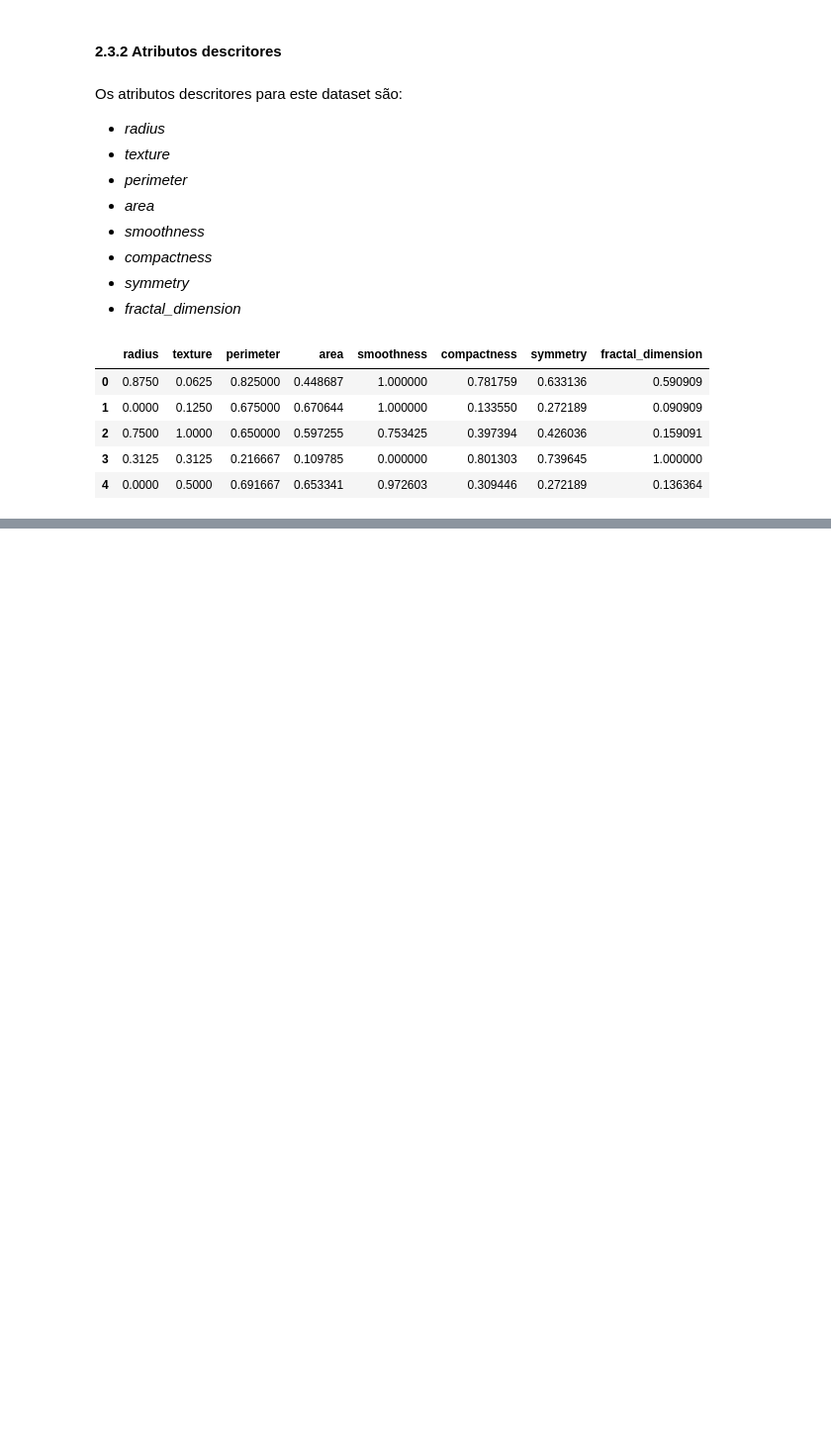
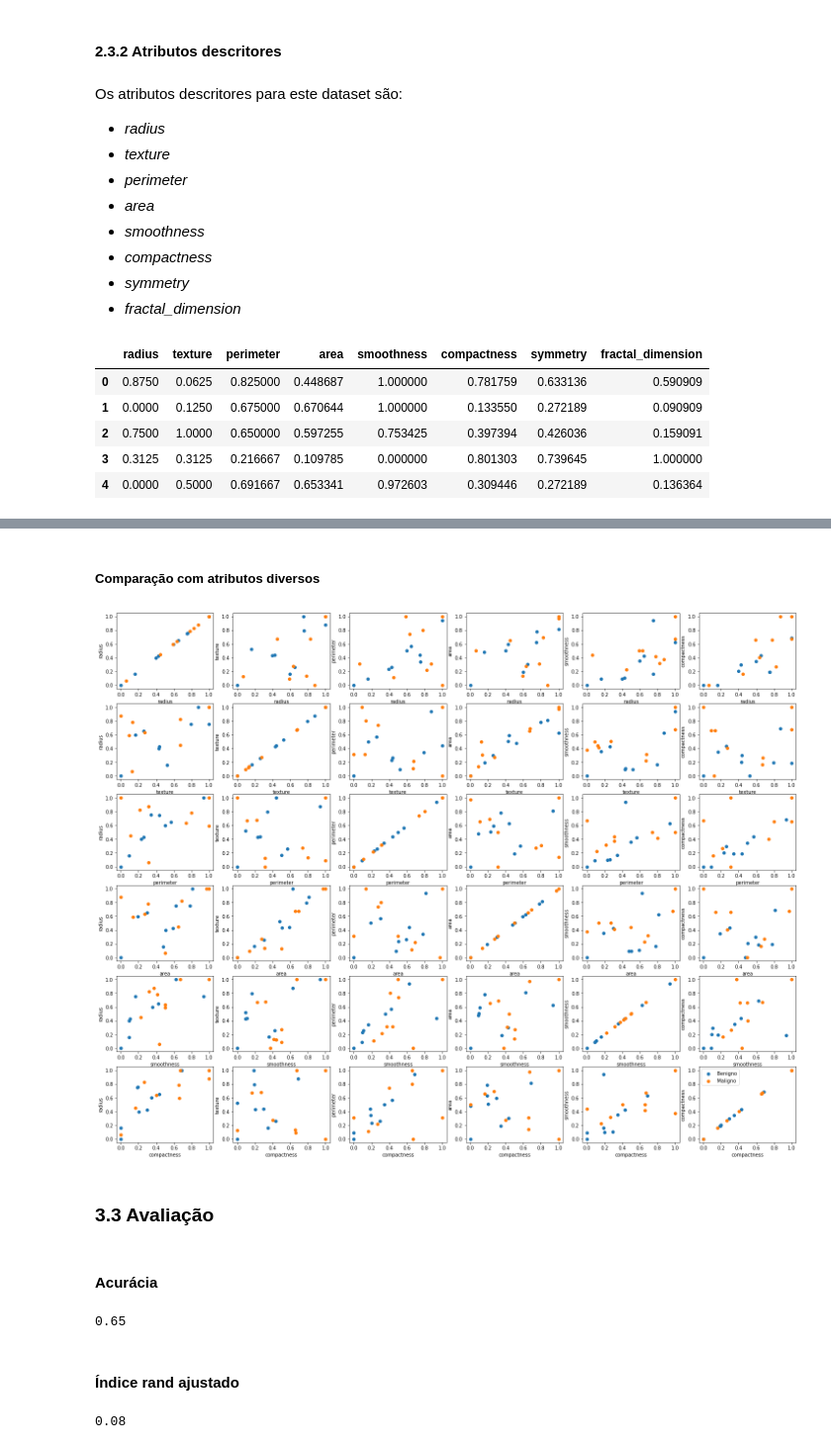
Before and after one commit to lfnd0/Semana_Omnistack, a Jupyter notebook: ML_Atividade_4.ipynb, the cells around one changed output, grey strips where cells are left out. Shown at 99% size. Drawn from its saved outputs; the diff is of its cells as text; code cells hidden in the pictures; blank space fills up the shorter version.

```diff
--- a/ML_Atividade_4.ipynb
+++ b/ML_Atividade_4.ipynb
@@ -139,0 +180,28 @@ x_train.head()
+# %% [markdown]
+##### Comparação com atributos diversos
+# %%
+plt.rcParams["figure.figsize"] = (25, 20)
+fig, axs = plt.subplots(6, 6)
+for i in range(6):
+  for j in range(6):
+    axs[i,j].scatter(benign.iloc[i], benign.iloc[j], label='Benigno')
+    axs[i,j].scatter(malign.iloc[i], malign.iloc[j], label='Maligno')
+    axs[i,j].set(xlabel=x.columns[i], ylabel=x.columns[j])
+plt.legend()
+plt.show()
+# %% [output]
+[figure, added]
+# %% [markdown]
+### 3.3 Avaliação
+# %% [markdown]
+#### Acurácia
+# %%
+round(accuracy_score(y, kmeans_labels), 2)
+# %% [output]
+0.65
+# %% [markdown]
+#### Índice rand ajustado
+# %%
+round(adjusted_rand_score(y, kmeans_labels), 2)
+# %% [output]
+0.08
```
Also changed, not shown: parts of 54 cells of this notebook.
